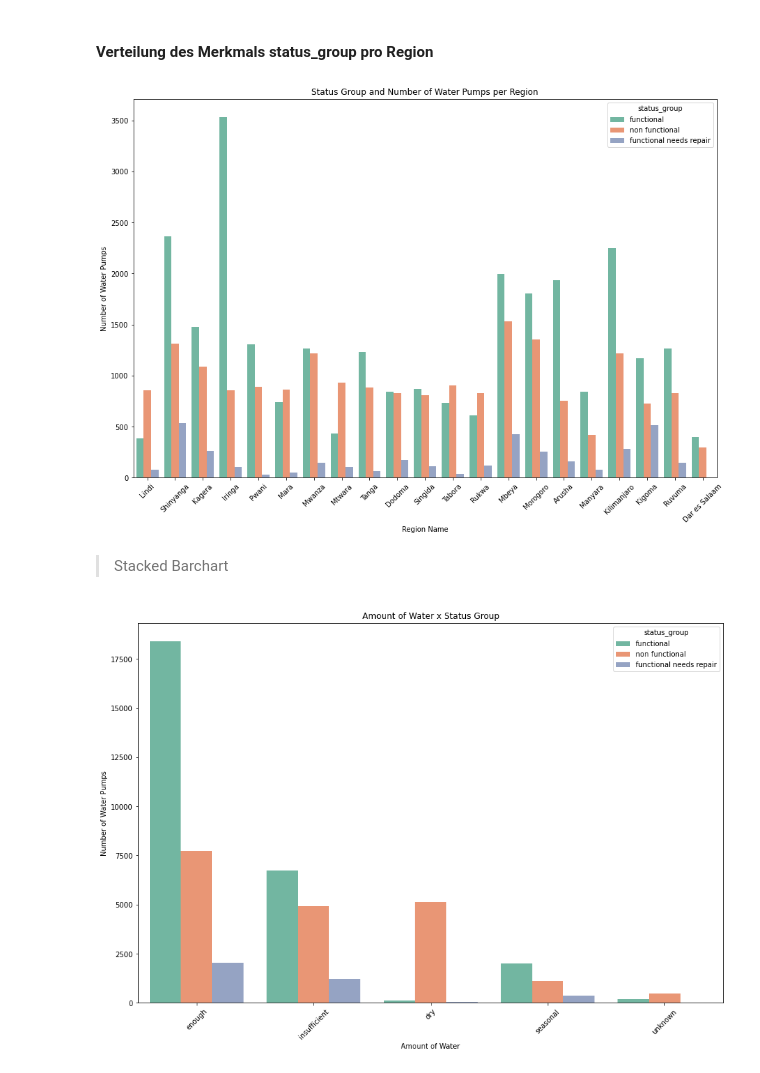
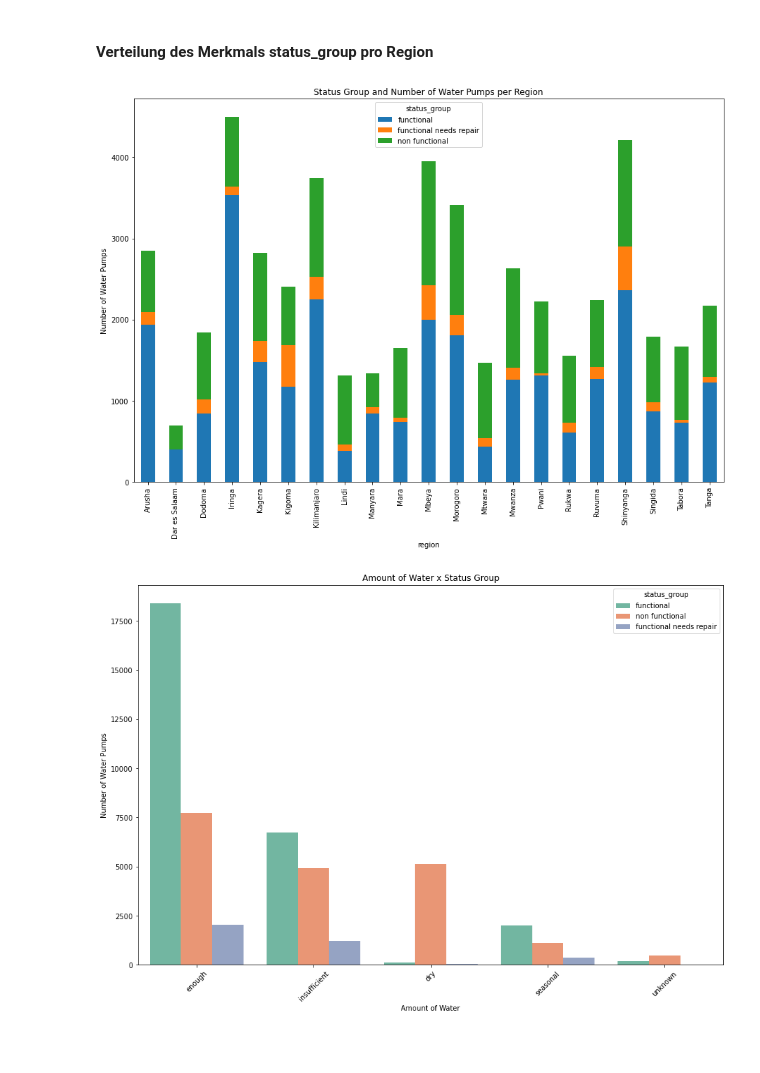
Before and after one commit to finitearth/DataExploration, a Jupyter notebook: presentation.ipynb, the cells around one changed output. Cells and saved outputs as stored; diff of their text form; code cells hidden in the pictures; blank space fills up the shorter version.

Commit message:
adding stacked bar chart for region x status

```diff
--- a/presentation.ipynb
+++ b/presentation.ipynb
@@ -354,16 +354,11 @@ train_data.hist(bins=10,figsize=(15,12),grid=False,color="royalblue");
 >Erkennung: Werte ersetzen
 # %% [markdown]
 #### Verteilung des Merkmals status_group pro Region
-# %%
-fig = plt.figure(figsize=(15,10))
-plot = sns.countplot(data=train_data, x='region', hue='status_group', palette="Set2")
-plot.set(xlabel='Region Name', ylabel='Number of Water Pumps', title='Status Group and Number of Water Pumps per Region')
-plt.xticks(rotation=45);
-# Quelle: https://github.com/dustiny5/Predictive_Modeling/blob/master/Water_Pump_Best%20-%20Final.ipynb
-# %% [output]
-[figure, removed]
-# %% [markdown]
->Stacked Barchart
+# %%
+df_plot = train_data.groupby(['region', 'status_group']).size().reset_index().pivot(columns='status_group', index='region', values=0)
+df_plot.plot(kind='bar', stacked=True, figsize=(15,10), title='Status Group and Number of Water Pumps per Region', ylabel='Number of Water Pumps');
+# %% [output]
+[figure, added]
 # %%
 fig = plt.figure(figsize=(15,10))
 plot = sns.countplot(data=train_data, x='quantity', hue='status_group', palette="Set2")
```
Also changed, not shown: parts of 1 cell of this notebook.
